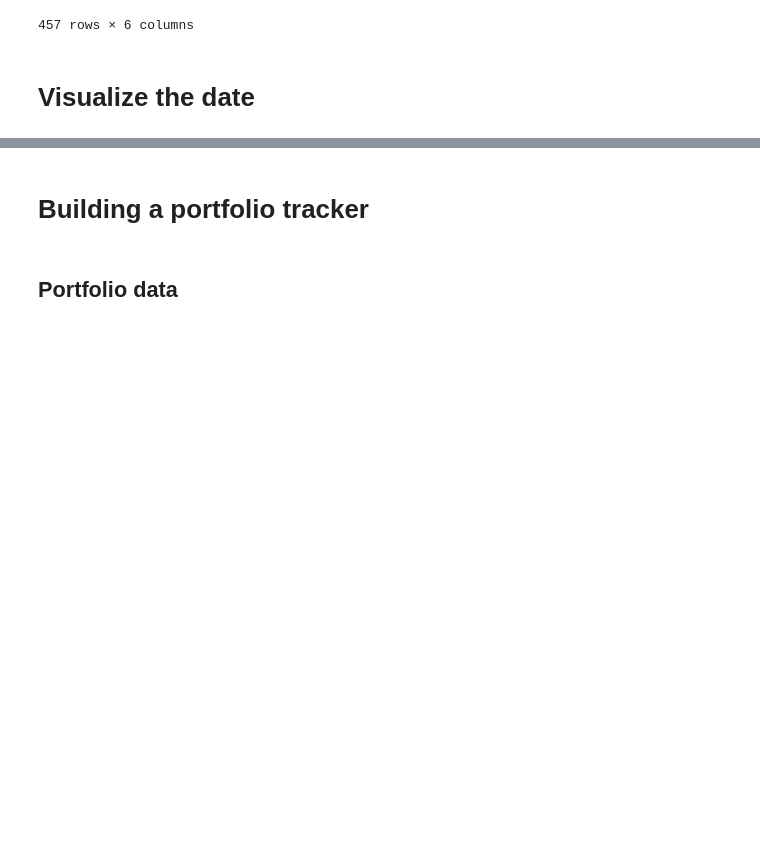
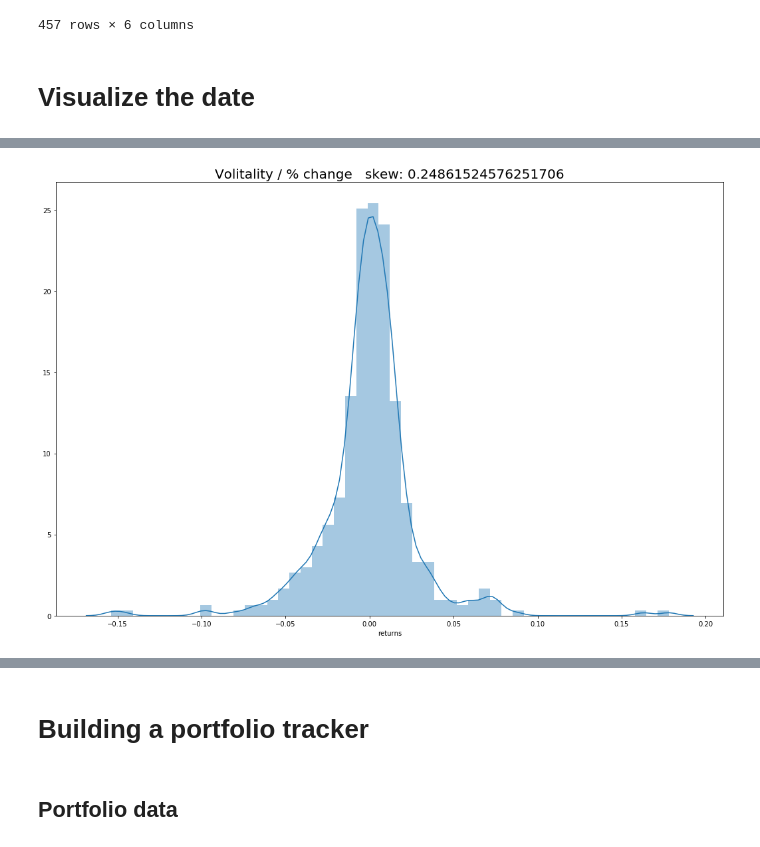
Before and after one commit to Aayushmanandhar17/Algo-Trading-Dual-Moving-Strategy, a Jupyter notebook: Dual_Moving_Strategy.ipynb, the cells around one changed output, grey strips where cells are left out. Cells and saved outputs as stored; diff of their text form; code cells hidden in the pictures; blank space fills up the shorter version.

```diff
--- a/Dual_Moving_Strategy.ipynb
+++ b/Dual_Moving_Strategy.ipynb
@@ -59,3 +78,10 @@ plt.legend()
+# %%
+plt.figure(figsize=(18,12))
+plt.title(f"Volitality / % change   skew: {stock_skew}" , fontsize= 20)
+sns.distplot(STOCK['returns'],bins=50)
+plt.show()
+# %% [output]
+[figure, added]
 # %%
 # Creating a new dataframe that will store the close price, moving average of 30 and 100 days
 # This data will be used for the average crossover strategy
```
Also changed, not shown: parts of 8 cells of this notebook.
